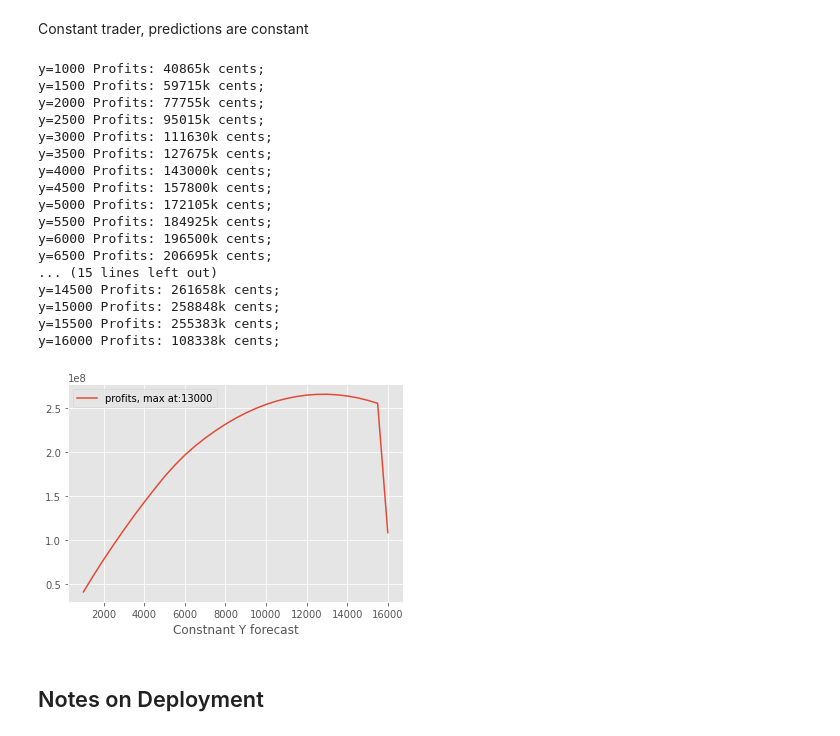
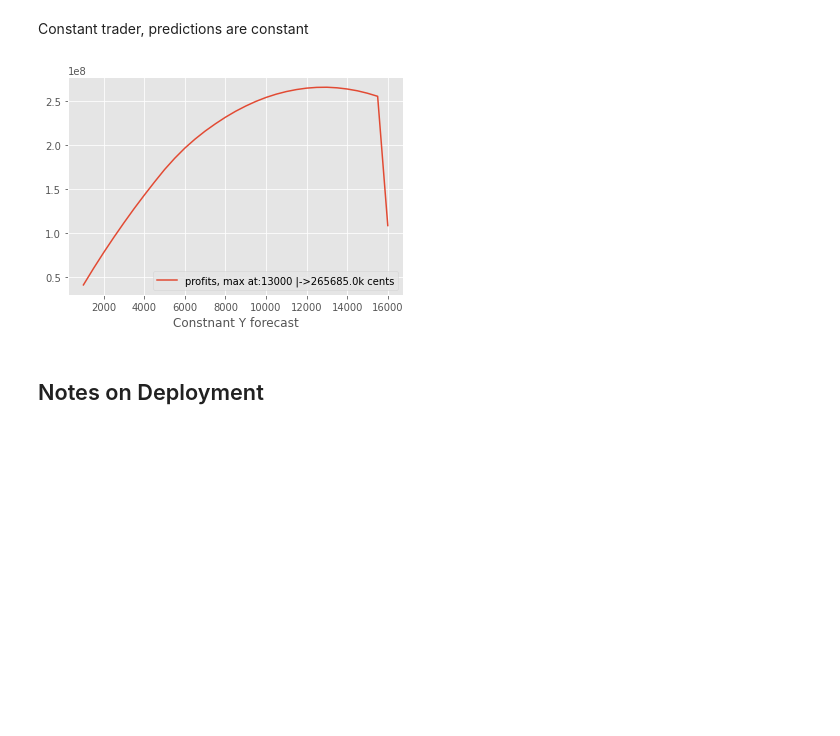
Before and after one commit to mshagirov/datathon2020, a Jupyter notebook: P003/Introduction.ipynb, the cells around one changed output. Saved outputs shown, nothing was run; the diff lists cells and outputs as text; code cells hidden in the pictures; blank space fills up the shorter version.

```diff
--- a/P003/Introduction.ipynb
+++ b/P003/Introduction.ipynb
@@ -456,39 +456,22 @@ Constant trader, predictions are constant
 # %%
 # real values
 Y_targ = df['Energy(kWh)'][np.logical_not(df['Energy(kWh)'].isna())].values
 trading_hours = df[np.logical_not(df['Energy(kWh)'].isna())].index
 
 Y_preds = np.arange(1000,16500,500)
 profits = np.zeros_like(Y_preds)
 
 for k,y_const in enumerate(Y_preds):
     # here I set a limit 50000 to our random prediction
     Y_pred =y_const*np.ones_like(Y_targ) # constant in kWh scale [0...80000]
     profits[k]=trader_simulation(trading_hours,Y_pred,Y_targ) # set debug=True to see hourly records
-    print(f'y={y_const} Profits: {(np.mean(profits[k]))/1000:.0f}k cents;')
+#     print(f'y={y_const} Profits: {(np.mean(profits[k]))/1000:.0f}k cents;')
 
-plt.plot(Y_preds,profits,label=f'profits, max at:{Y_preds[np.argmax(profits)]}')
+plt.plot(Y_preds,profits,label=f'profits, max at:{Y_preds[np.argmax(profits)]} |->{np.max(profits)/1000:.1f}k cents')
 plt.legend()
 plt.xlabel('Constnant Y forecast');
 # %% [output]
-y=1000 Profits: 40865k cents;
-y=1500 Profits: 59715k cents;
-y=2000 Profits: 77755k cents;
-y=2500 Profits: 95015k cents;
-y=3000 Profits: 111630k cents;
-y=3500 Profits: 127675k cents;
-y=4000 Profits: 143000k cents;
-y=4500 Profits: 157800k cents;
-y=5000 Profits: 172105k cents;
-y=5500 Profits: 184925k cents;
-y=6000 Profits: 196500k cents;
-y=6500 Profits: 206695k cents;
-... (15 lines left out)
-y=14500 Profits: 261658k cents;
-y=15000 Profits: 258848k cents;
-y=15500 Profits: 255383k cents;
-y=16000 Profits: 108338k cents;
-[figure, old version]
+[figure, new version]
 # %% [markdown]
 ## Notes on Deployment
 # %%
```
